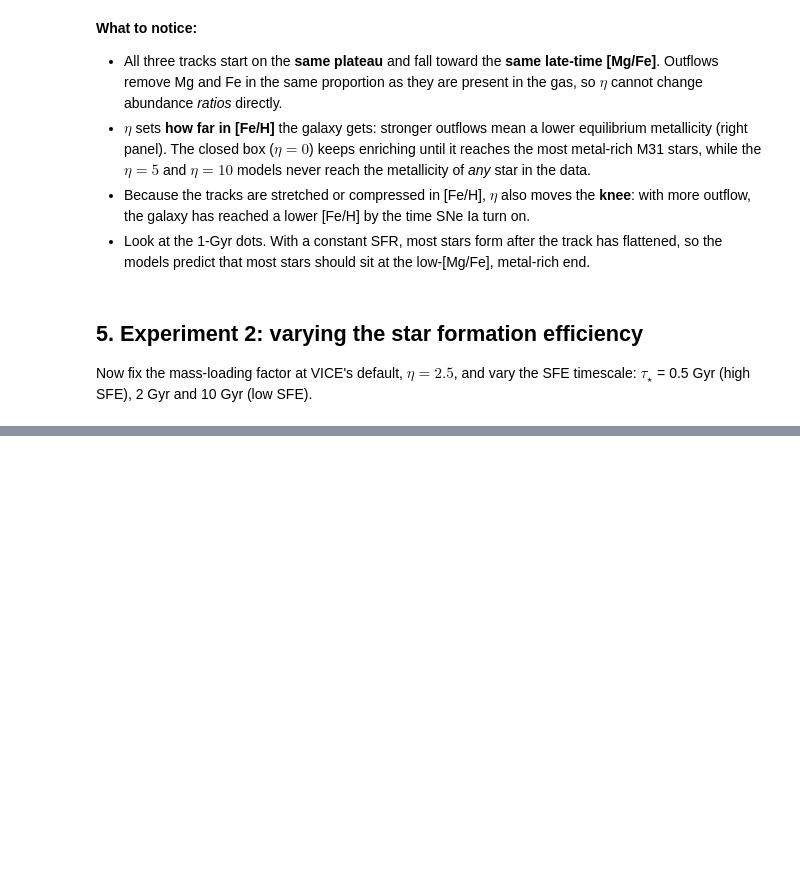
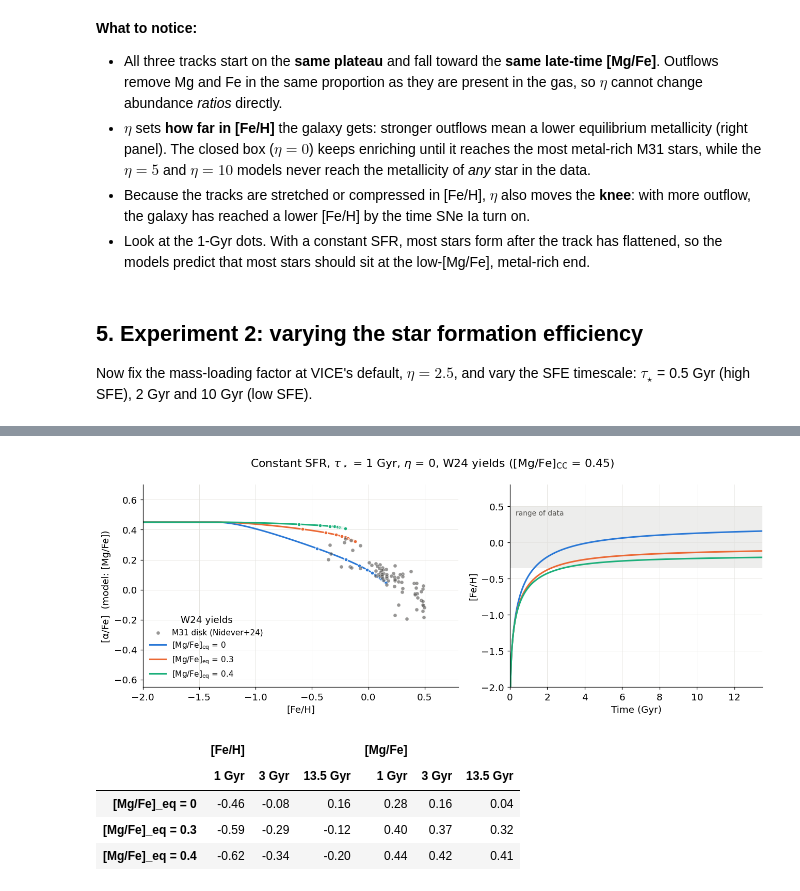
Before and after one commit to ivaescala/LAPIS2026, a Jupyter notebook: M31_VICE_tutorial.ipynb, the cells around one changed output, grey strips where cells are left out. Drawn from its saved outputs; the diff is of its cells as text; code cells hidden in the pictures; blank space fills up the shorter version.

Commit message:
Added section on changing the yields
And other minor changes

```diff
--- a/M31_VICE_tutorial.ipynb
+++ b/M31_VICE_tutorial.ipynb
@@ -306,0 +338,22 @@ summarize(tau_models, tau_labels)
+# %%
+Y_MG_CC = 6.56e-4   # absolute yield scale (W24; Escala et al. 2026)
+MU = 1.1            # W24 correction factor
+
+def set_w24_yields(mgfe_cc=0.45, mgfe_eq=0.0):
+    # Set VICE's Mg and Fe yields following Weinberg et al. (2024)
+    zsun = vice.solar_z
+    y_fe_cc = Y_MG_CC / (10**mgfe_cc * zsun["mg"] / zsun["fe"])
+    y_fe_ia = y_fe_cc / MU * (10**(mgfe_cc - mgfe_eq) - 1)
+    vice.yields.ccsne.settings["mg"] = Y_MG_CC
+    vice.yields.sneia.settings["mg"] = 0.0
+    vice.yields.ccsne.settings["fe"] = y_fe_cc
+    vice.yields.sneia.settings["fe"] = y_fe_ia
+    return y_fe_cc, y_fe_ia
+
+# Compare with the defaults
+for mgfe_eq in [0.0, 0.3, 0.4]:
+    y_fe_cc, y_fe_ia = set_w24_yields(0.45, mgfe_eq)
+    print(f"[Mg/Fe]_eq = {mgfe_eq:.1f}:  y_Mg^CC = {Y_MG_CC:.2e}  y_Fe^CC = {y_fe_cc:.2e}  y_Fe^Ia = {y_fe_ia:.2e}")
+print(f"VICE defaults:      y_Mg^CC = {DEFAULT_YIELDS['mg'][0]:.2e}  "
+      f"y_Fe^CC = {DEFAULT_YIELDS['fe'][0]:.2e}  y_Fe^Ia = {DEFAULT_YIELDS['fe'][1]:.2e}")
+restore_default_yields()
@@ -306,0 +369,25 @@ summarize(tau_models, tau_labels)
+# %%
+MGFE_CC = 0.45
+mgfe_eq_values = [0.0, 0.3, 0.4]
+TAU_Y, ETA_Y = 1.0, 0.0
+
+w24_models = []
+for mgfe_eq in mgfe_eq_values:
+    set_w24_yields(MGFE_CC, mgfe_eq)
+    w24_models.append(run_model(f"w24_eq{mgfe_eq:g}_tau{TAU_Y:g}_eta{ETA_Y:g}", TAU_Y, ETA_Y))
+restore_default_yields()
+
+w24_labels = [rf"[Mg/Fe]$_{{\rm eq}}$ = {v:g}" for v in mgfe_eq_values]   # for plots
+w24_table_labels = [f"[Mg/Fe]_eq = {v:g}" for v in mgfe_eq_values]           # for tables
+# %%
+plot_tracks(w24_models, w24_labels,
+            title=rf"Constant SFR, $\tau_\star$ = {TAU_Y:g} Gyr, $\eta$ = {ETA_Y:g}, W24 yields ([Mg/Fe]$_{{\rm CC}}$ = {MGFE_CC})",
+            legend_title="W24 yields", alpha="mg")
+summarize(w24_models, w24_table_labels, alpha="mg")
+# %% [output]
+[figure, added]
+|  | [Fe/H] |  |  | [Mg/Fe] |  |  |
+|  | 1 Gyr | 3 Gyr | 13.5 Gyr | 1 Gyr | 3 Gyr | 13.5 Gyr |
+| [Mg/Fe]_eq = 0 | -0.46 | -0.08 | 0.16 | 0.28 | 0.16 | 0.04 |
+| [Mg/Fe]_eq = 0.3 | -0.59 | -0.29 | -0.12 | 0.40 | 0.37 | 0.32 |
+| [Mg/Fe]_eq = 0.4 | -0.62 | -0.34 | -0.20 | 0.44 | 0.42 | 0.41 |
```
Also changed, not shown: parts of 17 cells of this notebook.
